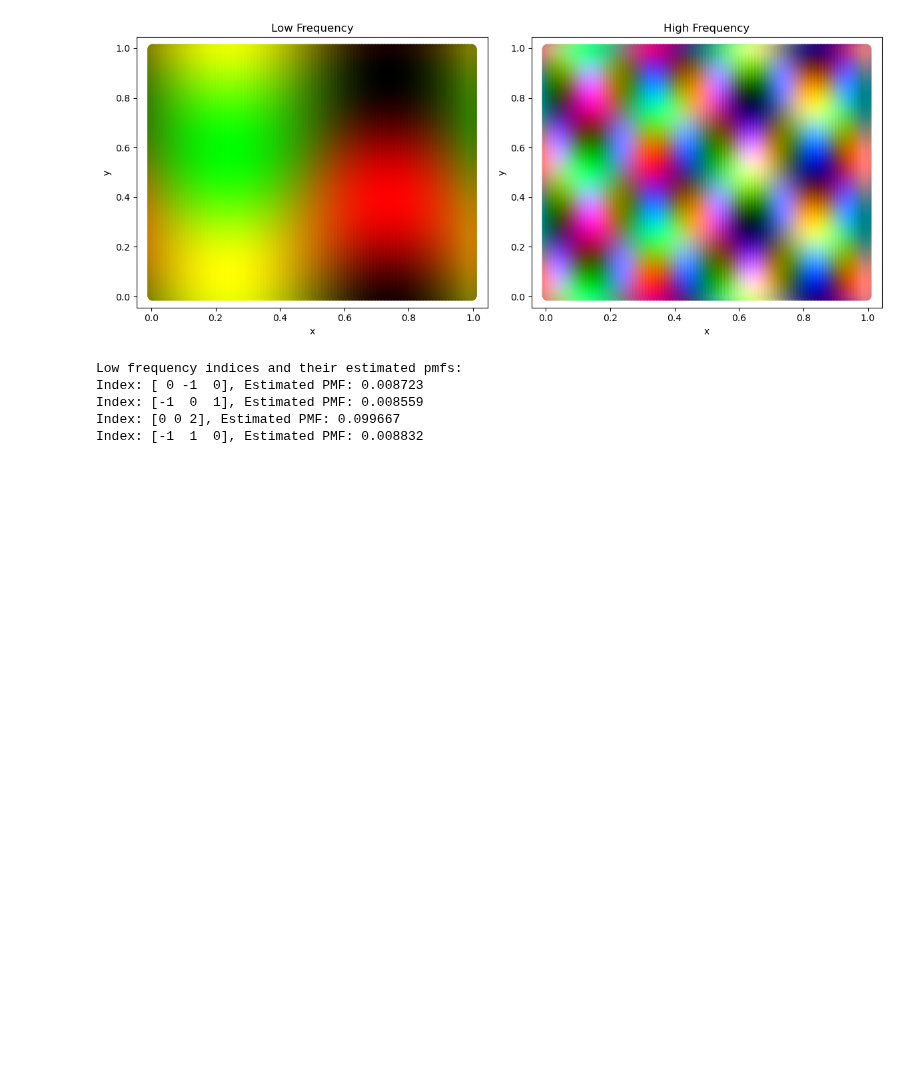
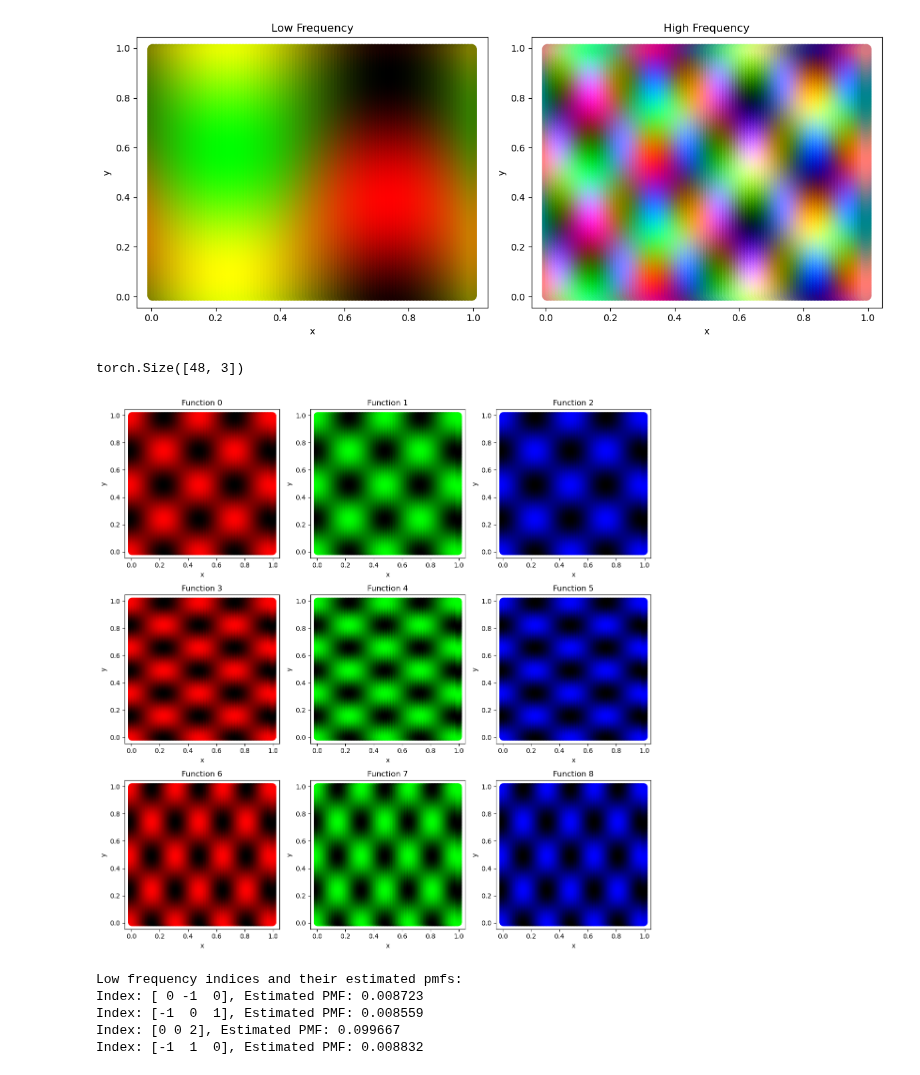
Before and after one commit to HamidrezaKmK/Learning-ONBs, a Jupyter notebook: notebooks/fourier_captured_energy.ipynb, the cells around one changed output. Saved outputs shown, nothing was run; the diff lists cells and outputs as text; code cells hidden in the pictures; blank space fills up the shorter version.

```diff
--- a/notebooks/fourier_captured_energy.ipynb
+++ b/notebooks/fourier_captured_energy.ipynb
@@ -80,6 +80,26 @@ plt.tight_layout()
 plt.show()
 # %% [output]
 [figure]
+# %%
+indices = fourier_basis.get_bandwidth_indices(2, 3)
+functions = fourier_basis.get_atoms(coords.to(device), indices.to(device))
+print(indices.shape)
+# plot all of the functions
+fig, axes = plt.subplots(3, 3, figsize=(12, 12))
+for i, ax in enumerate(axes.flatten()):
+    ax.scatter(
+        coords[:, 0].detach().cpu(),
+        coords[:, 1].detach().cpu(),
+        c=to_rgb(functions[i, :]),
+        s=120,
+    )
+    ax.set_title(f'Function {i}')
+    ax.set_xlabel('x')
+    ax.set_ylabel('y')
+plt.tight_layout()
+# %% [output]
+torch.Size([48, 3])
+[figure, added]
 # %%
 TOTAL = 1000000
 indices = fourier_basis.sample_indices(TOTAL)
```
Also changed, not shown: 20 other files.
